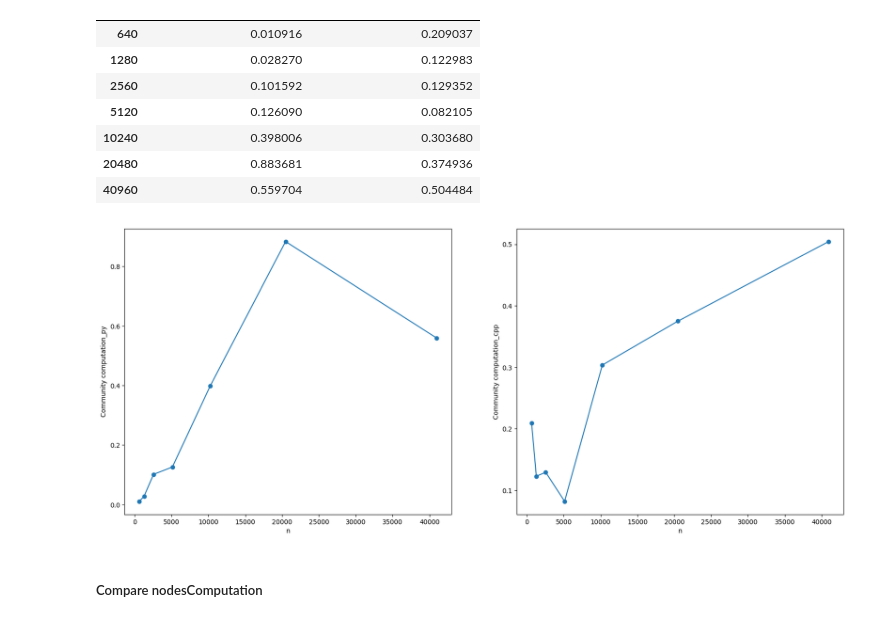
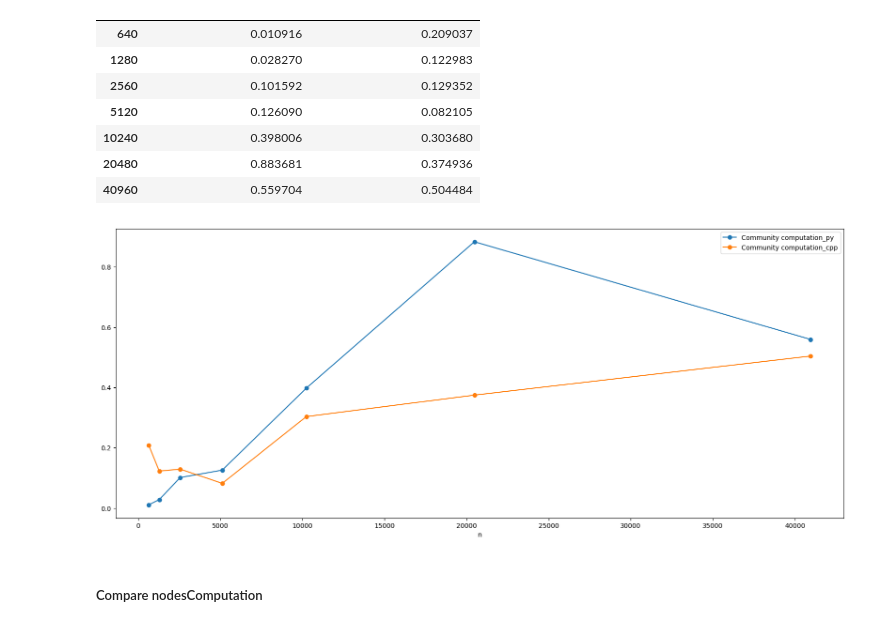
Before and after one commit to RobyBobby24/AlgorithmEngineering, a Jupyter notebook: analysis/double_experiment.ipynb, the cells around one changed output. Saved outputs shown, nothing was run; the diff lists cells and outputs as text; code cells hidden in the pictures.

```diff
--- a/analysis/double_experiment.ipynb
+++ b/analysis/double_experiment.ipynb
@@ -5,6 +5,3 @@ import pandas as pd
 import re
 from networkit.graphio import BinaryPartitionReader
 import matplotlib.pyplot as plt
-# %%
-_, axes = plt.subplots(3, 1)
-axes
@@ -42,16 +36,21 @@ programming_language = "python"
 # %% [markdown]
 ##### Utility function
 # %%
-def plot_column(df, column_names, num_row=1, num_colum=1, figsize=(20,8)):
-    _, axes = plt.subplots(num_row, num_colum, figsize=figsize)
-    for i in range(num_row):
-        for j in range(num_colum):
-            ax=axes
-            if (num_row, num_colum) != (1,1):
-               ax = axes[i*num_row + j]
-            column_name = column_names[i*num_colum+j]
+def plot_column(df, column_names, num_row=1, num_colum=1, one_ax=False, figsize=(20,8)):
+    if one_ax:
+        _, axes = plt.subplots(1, 1, figsize=figsize)
+    else:
+        _, axes = plt.subplots(num_row, num_colum, figsize=figsize)
+    for i in range(len(column_names)):
+        ax=axes
+        column_name = column_names[i]
+        if (num_row, num_colum) != (1,1) and not one_ax:
+           ax = axes[i]
+        if not one_ax:
             ax.set_ylabel(column_name)
-            df[column_name].plot(marker="o", ax=ax)
+        df[column_name].plot(marker="o", ax=ax, label=column_name)
+    if one_ax:
+         axes.legend()
     plt.show()
 # %% [markdown]
 # Programming Language Comparison
@@ -114,9 +113,9 @@ comparison.filter(regex="Community computation")
 | 20480 | 0.883681 | 0.374936 |
 | 40960 | 0.559704 | 0.504484 |
 # %%
-plot_column(comparison, ['Community computation_py', 'Community computation_cpp'],1, 2)
+plot_column(comparison, ['Community computation_py', 'Community computation_cpp'], one_ax=True)
 # %% [output]
-[figure, old version]
+[figure, new version]
 # %% [markdown]
 ##### Compare nodesComputation
 # %%
```
Also changed, not shown: parts of 4 cells of this notebook, 1 other file.
